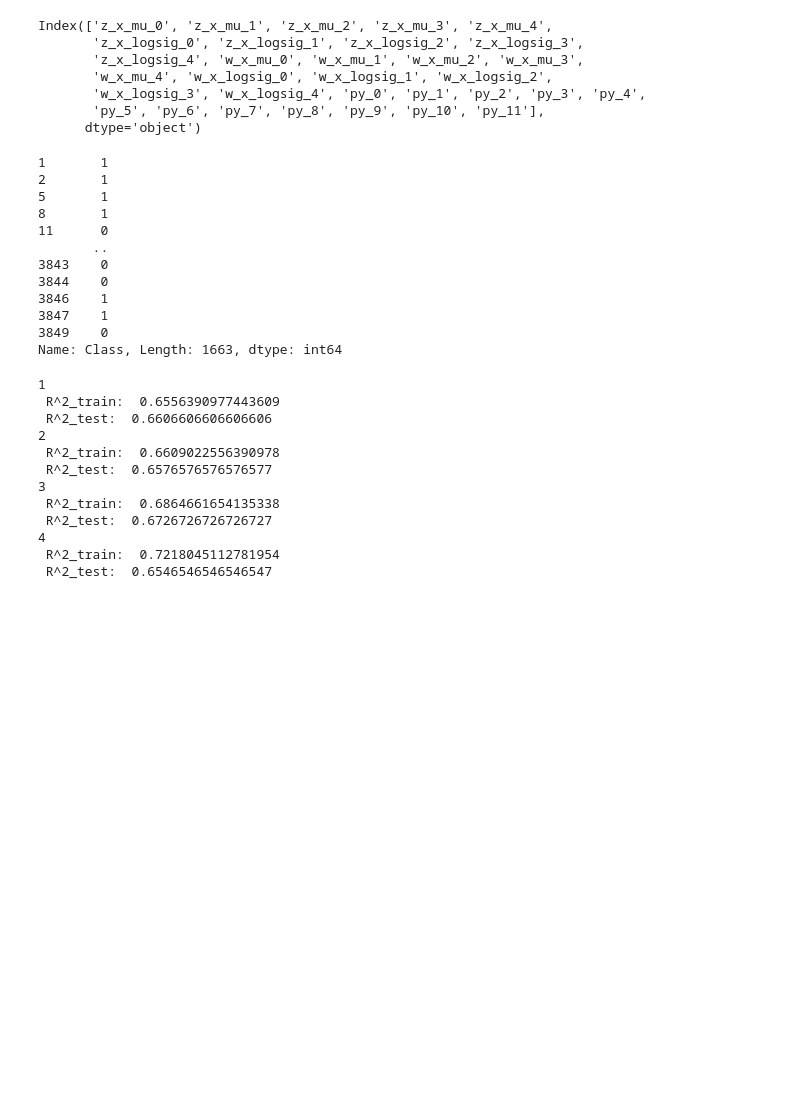
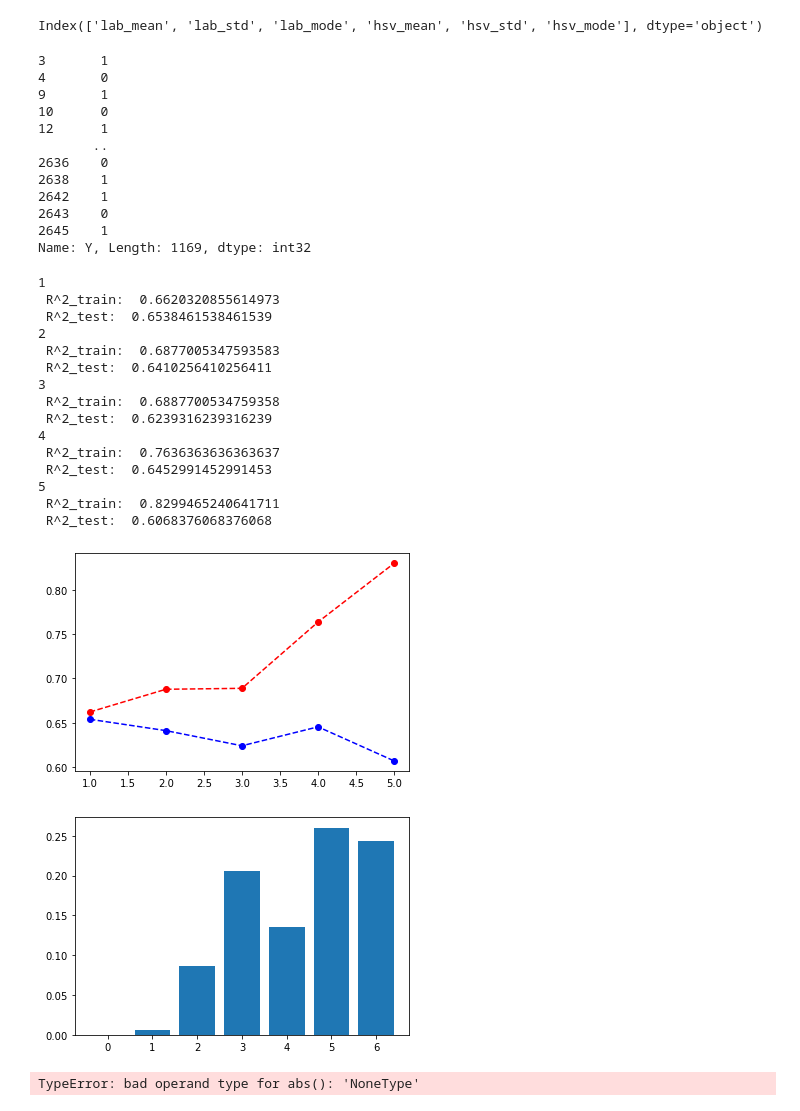
Before and after one commit to Abdigal1/paltas_repo, a Jupyter notebook: Models_3/Untitled.ipynb, the cells around one changed output. Cells and saved outputs as stored; diff of their text form; code cells hidden in the pictures; blank space fills up the shorter version.

```diff
--- a/Models_3/Untitled.ipynb
+++ b/Models_3/Untitled.ipynb
@@ -74,86 +137,80 @@ mDF
 # %%
 #Clasificación para detección de deficiencia hidrica
-data=mDF
-data=mDF[(data['Class']=='Control')|\
+data=data[(data['Y']=='Control')|\
           #(data['Y']=='K_Control')|\
           #(data['Y']=='N_Control')|\
           #(data['Y']=='P_Control')|\
-          (data['Class']=='H50%')\
+          (data['Y']=='H50%')\
            #(data['Y']=='H75%')\
          ]
 #X=data[list(data.columns[1:7]) + list(data.columns[16:])]
-X=data[list(data.columns[0:-3])]
+X=data[list(data.columns[1:7])]
 print(X.columns)
-Yo=((data['Class']=='Control') |\
-    (data['Class']=='K_Control') |\
-    (data['Class']=='N_Control') |\
-    (data['Class']=='P_Control')).astype(int)
+Yo=((data['Y']=='Control') | (data['Y']=='K_Control') | (data['Y']=='N_Control') | (data['Y']=='P_Control')).astype(int)
 Yo
 # %% [output]
-Index(['z_x_mu_0', 'z_x_mu_1', 'z_x_mu_2', 'z_x_mu_3', 'z_x_mu_4',
-       'z_x_logsig_0', 'z_x_logsig_1', 'z_x_logsig_2', 'z_x_logsig_3',
-       'z_x_logsig_4', 'w_x_mu_0', 'w_x_mu_1', 'w_x_mu_2', 'w_x_mu_3',
-       'w_x_mu_4', 'w_x_logsig_0', 'w_x_logsig_1', 'w_x_logsig_2',
-       'w_x_logsig_3', 'w_x_logsig_4', 'py_0', 'py_1', 'py_2', 'py_3', 'py_4',
-       'py_5', 'py_6', 'py_7', 'py_8', 'py_9', 'py_10', 'py_11'],
-      dtype='object')
+Index(['lab_mean', 'lab_std', 'lab_mode', 'hsv_mean', 'hsv_std', 'hsv_mode'], dtype='object')
-1       1
-2       1
-5       1
-8       1
-11      0
+3       1
+4       0
+9       1
+10      0
+12      1
        ..
-3843    0
-3844    0
-3846    1
-3847    1
-3849    0
-Name: Class, Length: 1663, dtype: int64
+2636    0
+2638    1
+2642    1
+2643    0
+2645    1
+Name: Y, Length: 1169, dtype: int32
 # %%
 from sklearn.model_selection import train_test_split
 from sklearn.preprocessing import PolynomialFeatures
 from sklearn.linear_model import LogisticRegression
 from sklearn.tree import DecisionTreeClassifier
 
-GR=np.arange(1,7)
+GR=np.arange(1,6)
 def LR_GR(GR,X,Y):
     polynomial_features = PolynomialFeatures(degree=GR)
-    r=polynomial_features.fit_transform(X[:,:])
-    #Xco=np.hstack((r,np.array(X[:,6:])))
-    Xco=r
+    r=polynomial_features.fit_transform(X[:,:6])
+    Xco=np.hstack((r,np.array(X[:,6:])))
     X_train, X_test, y_train, y_test = train_test_split(Xco, Y, random_state=20,train_size=0.8)
-    Lr1=LogisticRegression(max_iter=90000000000,C=0.005509999999999979)
-    #Lr1=LogisticRegression(max_iter=90000000000)
+    Lr1=LogisticRegression(max_iter=4000,C=5)
     Lr1.fit(X_train,y_train)
     pr_tr=Lr1.score(X_train,y_train)
     pr_ts=Lr1.score(X_test,y_test)
     print(GR)
     print(' R^2_train: ', pr_tr)
     print(' R^2_test: ', pr_ts)
     return Lr1,GR,pr_tr,pr_ts
 v_LR_GR=np.vectorize(LR_GR,signature='(),(j,k),(l)->(),(),(),()')
 LR,GR,pr_tr2,pr_ts2=v_LR_GR(GR,X,np.array(Yo))
 
 plt.plot(GR,pr_tr2, 'ro--')
 plt.plot(GR,pr_ts2, 'bo--')
 plt.show()
 
-plt.bar(np.arange(LR[np.argmax(pr_ts2)].coef_[0].shape[0]),np.abs(LR[np.argmax(pr_ts2)].coef_[0]))
+plt.bar(np.arange(LR[0].coef_[0].shape[0]),np.abs(LR[0].coef_[0]))
 plt.show()
 
-#plt.bar(np.arange(LR[0].coef_[0].shape[0]),np.abs(LR[0].coef_[0].sort()))
-#plt.show()
+plt.bar(np.arange(LR[0].coef_[0].shape[0]),np.abs(LR[0].coef_[0].sort()))
+plt.show()
 # %% [output]
 1
- R^2_train:  0.6556390977443609
- R^2_test:  0.6606606606606606
+ R^2_train:  0.6620320855614973
+ R^2_test:  0.6538461538461539
 2
- R^2_train:  0.6609022556390978
- R^2_test:  0.6576576576576577
+ R^2_train:  0.6877005347593583
+ R^2_test:  0.6410256410256411
 3
- R^2_train:  0.6864661654135338
- R^2_test:  0.6726726726726727
+ R^2_train:  0.6887700534759358
+ R^2_test:  0.6239316239316239
 4
- R^2_train:  0.7218045112781954
- R^2_test:  0.6546546546546547
+ R^2_train:  0.7636363636363637
+ R^2_test:  0.6452991452991453
+5
+ R^2_train:  0.8299465240641711
+ R^2_test:  0.6068376068376068
+[figure, added]
+[figure, added]
+TypeError: bad operand type for abs(): 'NoneType'
 # %%
```
Also changed, not shown: parts of 24 cells of this notebook, 2 other files.
